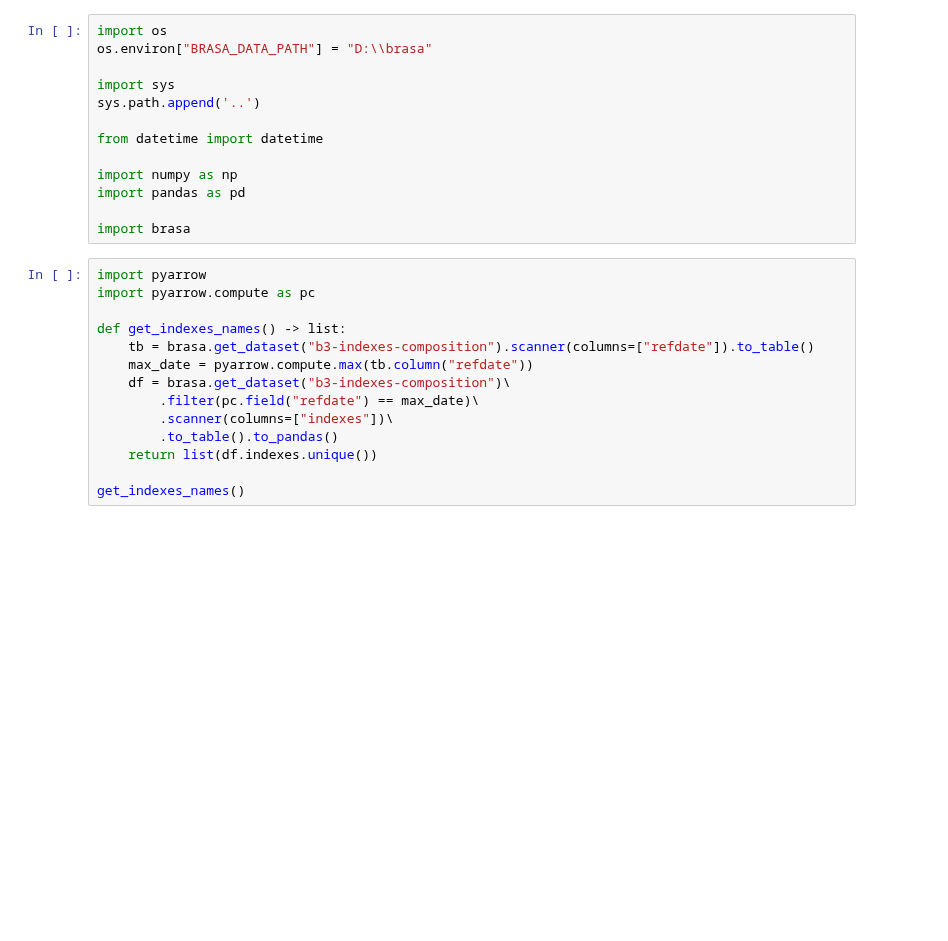
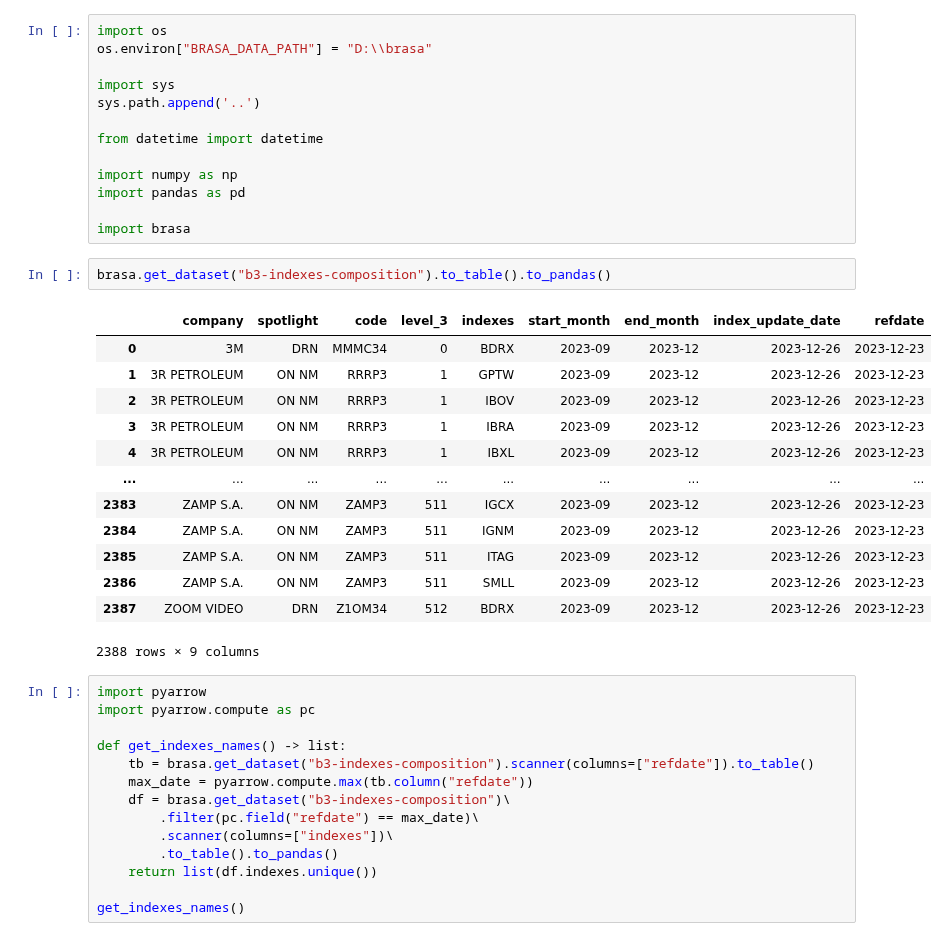
Before and after one commit to wilsonfreitas/brasa, a Jupyter notebook: notebooks/b3-indexes.ipynb, the cells around one changed output. Cells and saved outputs as stored; diff of their text form; blank space fills up the shorter version.

```diff
--- a/notebooks/b3-indexes.ipynb
+++ b/notebooks/b3-indexes.ipynb
@@ -11,6 +11,22 @@ import numpy as np
 import pandas as pd
 
 import brasa
+# %%
+brasa.get_dataset("b3-indexes-composition").to_table().to_pandas()
+# %% [output]
+|  | company | spotlight | code | level_3 | indexes | start_month | end_month | index_update_date | refdate |
+| 0 | 3M | DRN | MMMC34 | 0 | BDRX | 2023-09 | 2023-12 | 2023-12-26 | 2023-12-23 |
+| 1 | 3R PETROLEUM | ON NM | RRRP3 | 1 | GPTW | 2023-09 | 2023-12 | 2023-12-26 | 2023-12-23 |
+| 2 | 3R PETROLEUM | ON NM | RRRP3 | 1 | IBOV | 2023-09 | 2023-12 | 2023-12-26 | 2023-12-23 |
+| 3 | 3R PETROLEUM | ON NM | RRRP3 | 1 | IBRA | 2023-09 | 2023-12 | 2023-12-26 | 2023-12-23 |
+| 4 | 3R PETROLEUM | ON NM | RRRP3 | 1 | IBXL | 2023-09 | 2023-12 | 2023-12-26 | 2023-12-23 |
+| ... | ... | ... | ... | ... | ... | ... | ... | ... | ... |
+| 2383 | ZAMP S.A. | ON NM | ZAMP3 | 511 | IGCX | 2023-09 | 2023-12 | 2023-12-26 | 2023-12-23 |
+| 2384 | ZAMP S.A. | ON NM | ZAMP3 | 511 | IGNM | 2023-09 | 2023-12 | 2023-12-26 | 2023-12-23 |
+| 2385 | ZAMP S.A. | ON NM | ZAMP3 | 511 | ITAG | 2023-09 | 2023-12 | 2023-12-26 | 2023-12-23 |
+| 2386 | ZAMP S.A. | ON NM | ZAMP3 | 511 | SMLL | 2023-09 | 2023-12 | 2023-12-26 | 2023-12-23 |
+| 2387 | ZOOM VIDEO | DRN | Z1OM34 | 512 | BDRX | 2023-09 | 2023-12 | 2023-12-26 | 2023-12-23 |
+2388 rows × 9 columns
 # %%
 import pyarrow
 import pyarrow.compute as pc
```
Also changed, not shown: 1 other file.
